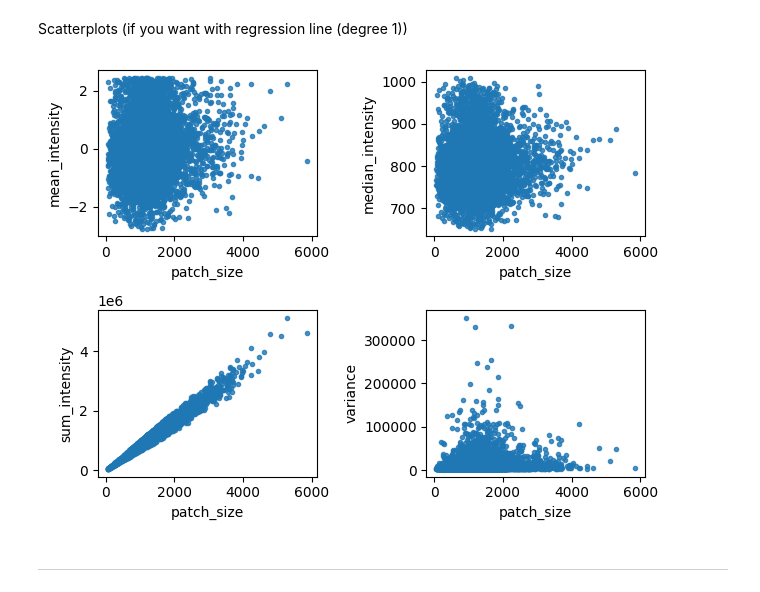
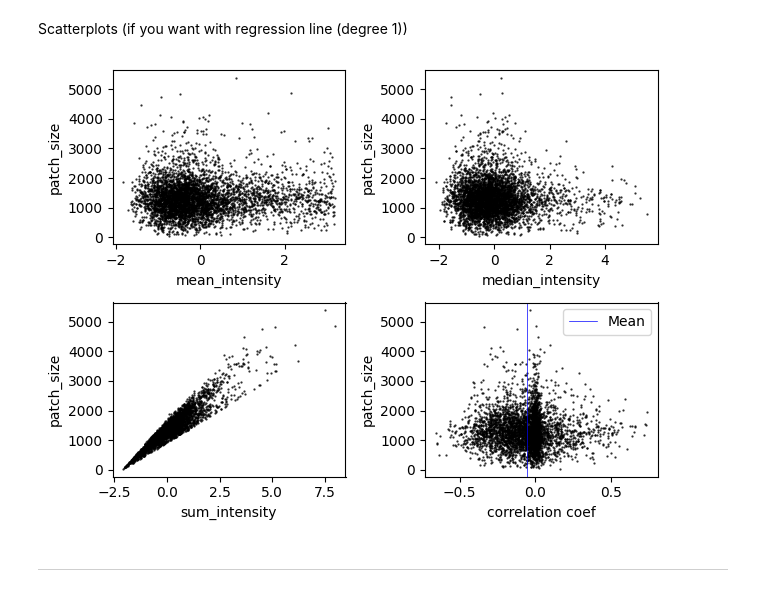
Before and after one commit to CS-433/ml-project-2-transcripted_cherry, a Jupyter notebook: Jupyter notebooks/classification.ipynb, the cells around one changed output. Saved outputs shown, nothing was run; the diff lists cells and outputs as text; code cells hidden in the pictures.

```diff
--- a/Jupyter notebooks/classification.ipynb
+++ b/Jupyter notebooks/classification.ipynb
@@ -538,9 +538,9 @@ outlier_columns = ['mean_intensity'] #choose columns of which the outliers shoul
 outlier_range = 1.5         #if interquantile = True defined this value to define the range. Gets multiplicated with interquantile. Else ignore
 #Normalization
 normalization = True
-columns_to_be_normalized = ['mean_intensity'] #list(ypet_intensity_processed)[6:]  if all columns should be normalized
+columns_to_be_normalized =  ['mean_intensity','median_intensity','sum_intensity'] #list(ypet_intensity_processed)[6:]  #if all columns should be normalized
                             #take logs to reduce skewness
-take_log = True             #want to take the log of certain columns
+take_log = False             #want to take the log of certain columns
 columns_log = ['mean_intensity'] #needs pre-analyzation of columns if log is needed. With a histogram it can be seen if the distribution is skewed.
 ypet_intensity_processed = ypet_intensity.copy()
 # %% [markdown]
@@ -768,19 +816,25 @@ R^2-score:  0.8975946846740239
 # %% [markdown]
 Scatterplots (if you want with regression line (degree 1))
 # %%
+mk_size = 1.5 #Choose a small mk_size if a lot of datapoints, so densities are easier to read
+points_col = 'black'
+line_col   = 'blue'
+
 plt.figure()
 plt.subplot(221)
-sns.regplot(x="patch_size", y="mean_intensity", data=ypet_intensity_processed,marker = '.', fit_reg=False)
+sns.regplot(y="patch_size", x="mean_intensity", data=ypet_intensity_processed,marker = '.',scatter_kws={'s':mk_size}, color = points_col, fit_reg=False)
 plt.subplot(222)
-sns.regplot(x="patch_size", y="median_intensity", data=ypet_intensity_processed,marker = '.', fit_reg=False)
+sns.regplot(y="patch_size", x="median_intensity", data=ypet_intensity_processed,marker = '.',scatter_kws={'s':mk_size}, color = points_col, fit_reg=False)
 plt.subplot(223)
-sns.regplot(x="patch_size", y="sum_intensity", data=ypet_intensity_processed,marker = '.', fit_reg=False)
+sns.regplot(y="patch_size", x="sum_intensity", data=ypet_intensity_processed,marker = '.',scatter_kws={'s':mk_size}, color = points_col, fit_reg=False)
 plt.subplot(224)
-sns.regplot(x="patch_size", y="variance", data=ypet_intensity_processed,marker = '.', fit_reg=False)
+sns.regplot(y="patch_size", x="correlation coef", data=ypet_intensity_processed,marker = '.',scatter_kws={'s':mk_size}, color = points_col, fit_reg=False)
+plt.axvline(np.mean(ypet_intensity_processed['correlation coef']),color = line_col,linewidth = 0.5,label = "Mean")
+plt.legend()
 plt.tight_layout()
 plt.show()
 # %% [output]
-[figure, old version]
+[figure, new version]
 # %% [markdown]
 ***
 # %% [markdown]
```
Also changed, not shown: parts of 6 cells of this notebook.
